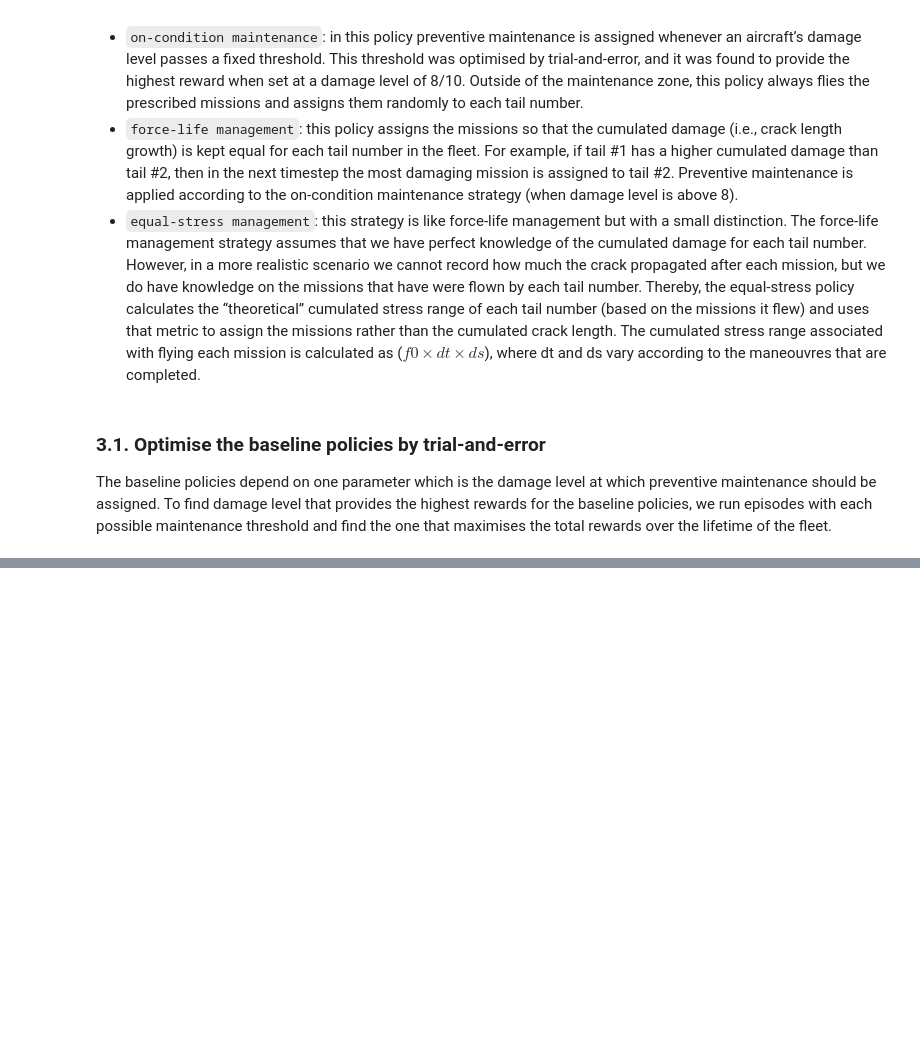
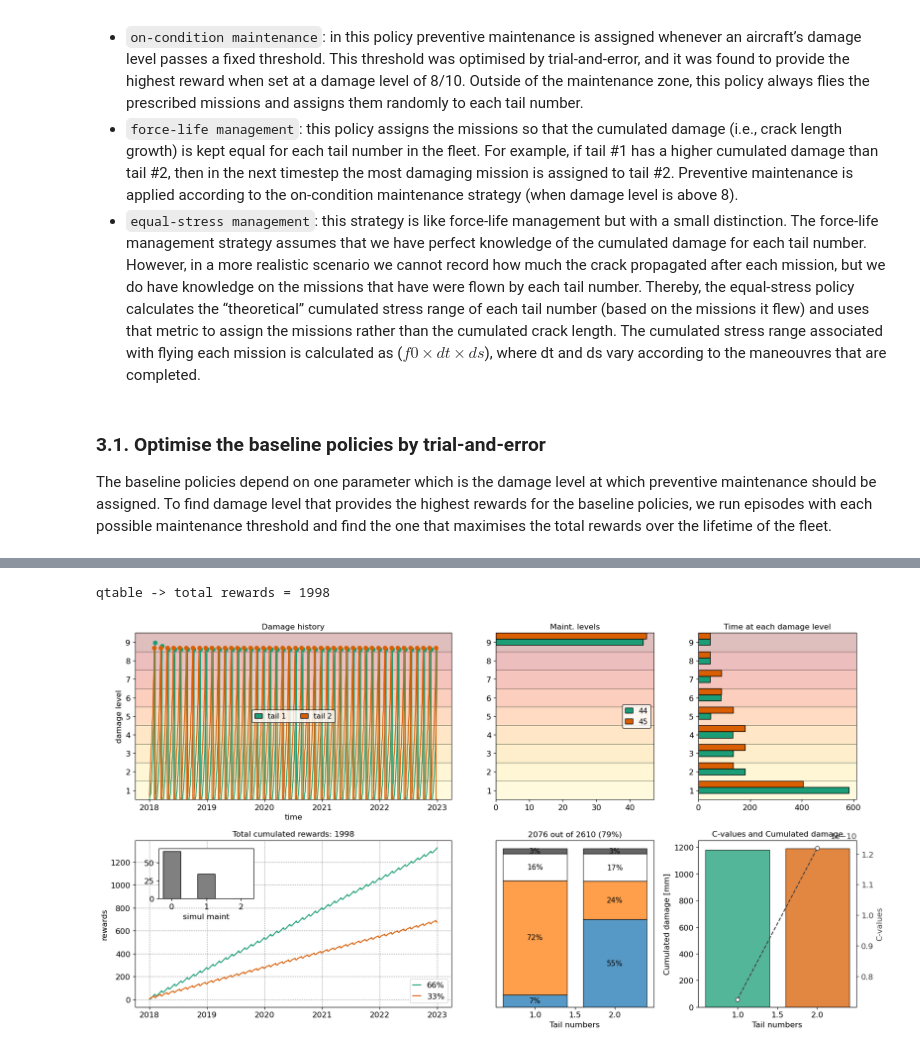
Before and after one commit to UNSW-MCM/RLfleet, a Jupyter notebook: fleet_optimisation_Qtable_2aircraft.ipynb, the cells around one changed output, grey strips where cells are left out. Saved outputs shown, nothing was run; the diff lists cells and outputs as text; code cells hidden in the pictures; blank space fills up the shorter version.

```diff
--- a/fleet_optimisation_Qtable_2aircraft.ipynb
+++ b/fleet_optimisation_Qtable_2aircraft.ipynb
@@ -660,0 +643,11 @@ equal-stress -> total rewards = 1842
+# %%
+# run one episode with optimal RL policy (Q-table)
+env.reset()
+damage_ts, reward_ts, qvals = opfleet.episode_qtable(q_table,env)
+print('qtable -> total rewards = %d'%np.nansum(reward_ts))
+# plot time-series
+fig = opfleet.plot_episode(damage_ts,reward_ts,env)
+fig.savefig(os.path.join(fp,'episode_qtable.jpg'))
+# %% [output]
+qtable -> total rewards = 1998
+[figure, added]
```
Also changed, not shown: parts of 21 cells of this notebook, 3 other files.
